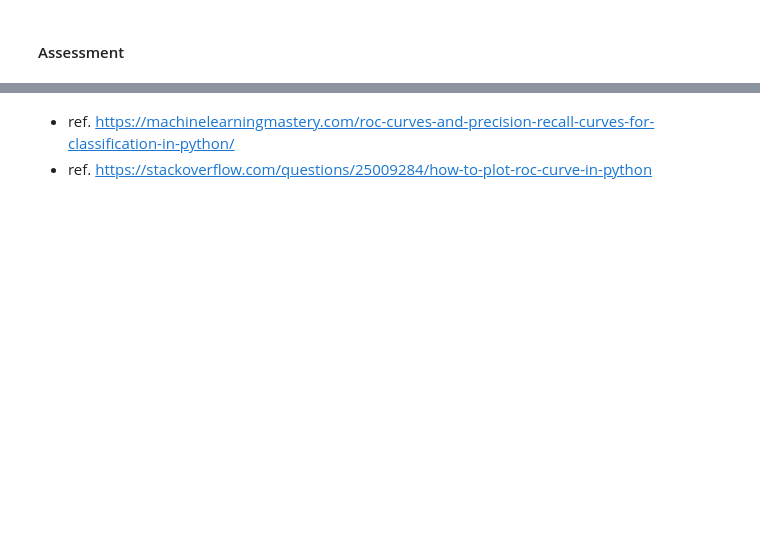
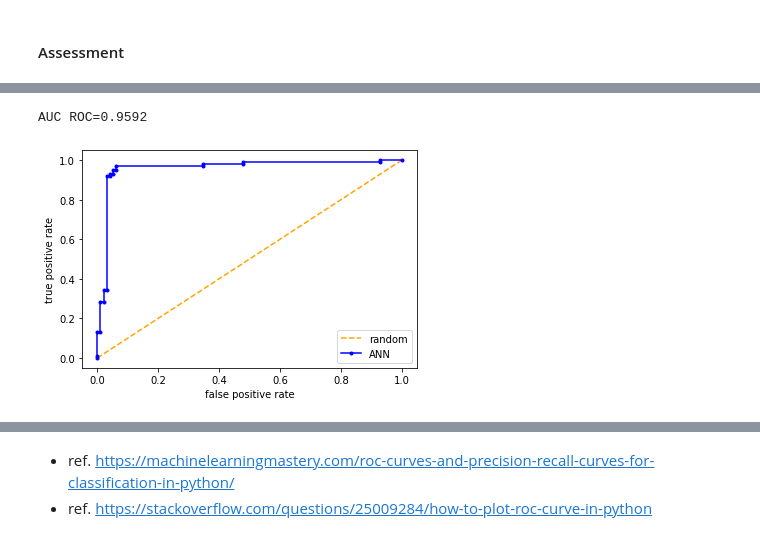
Before and after one commit to cazevedo1977/academico, a Jupyter notebook: doutorado/tese/paper_susceptibility_map/ann_training_tuning_paper.ipynb, the cells around one changed output, grey strips where cells are left out. Cells and saved outputs as stored; diff of their text form; code cells hidden in the pictures; blank space fills up the shorter version.

```diff
--- a/doutorado/tese/paper_susceptibility_map/ann_training_tuning_paper.ipynb
+++ b/doutorado/tese/paper_susceptibility_map/ann_training_tuning_paper.ipynb
@@ -250,28 +258,13 @@ bubble_chart(dataset,"elevation","slope","elevation")
 # %%
-# According to previous analyses we notice some features are less relevant.
-# In case of random sample the less important features are: and the best accurancy with them is 999 and without is 999.
-
-#random best features: twi, elevation, land_use
-# 96.67% accu_test - 100.00% foi a melhor acurácia
-
-# In case of non-occurance 200m far from occurence sample the less important features are: and the best accurancy with
-#them is 999 and without is 999.
-#200m best features: 𝑠𝑙𝑜𝑝𝑒, 𝑡𝑤𝑖, and 𝑎𝑠𝑝𝑒𝑐𝑡.
-
-# It is certified as the accuracy of the ANN is quite similar with or without them.
-# However we decide to keep all of them.
-
-
-
 dataset = dataset[['slope','aspect','elevation','land_use','lithology','twi','curvature','class']]
 
 #dataset = dataset.drop('slope',axis=1)
 #dataset = dataset.drop('aspect',axis=1)
 
-dataset = dataset.drop('lithology',axis=1)
+#dataset = dataset.drop('lithology',axis=1)
 #dataset = dataset.drop('curvature',axis=1)
 
 #dataset = dataset.drop('elevation',axis=1)
-dataset = dataset.drop('land_use',axis=1)
+#dataset = dataset.drop('land_use',axis=1)
 
-dataset.head(5)
+#dataset.head(5)
@@ -527,3 +601,6 @@ NetworkPerformance(y, yhat_probs)
 # %%
-printAUROC(y,yhat_probs)
+printAUROC(y,y_pred)
+# %% [output]
+AUC ROC=0.9592
+[figure, added]
 # %%
```
Also changed, not shown: parts of 102 cells of this notebook, 14 other files.
